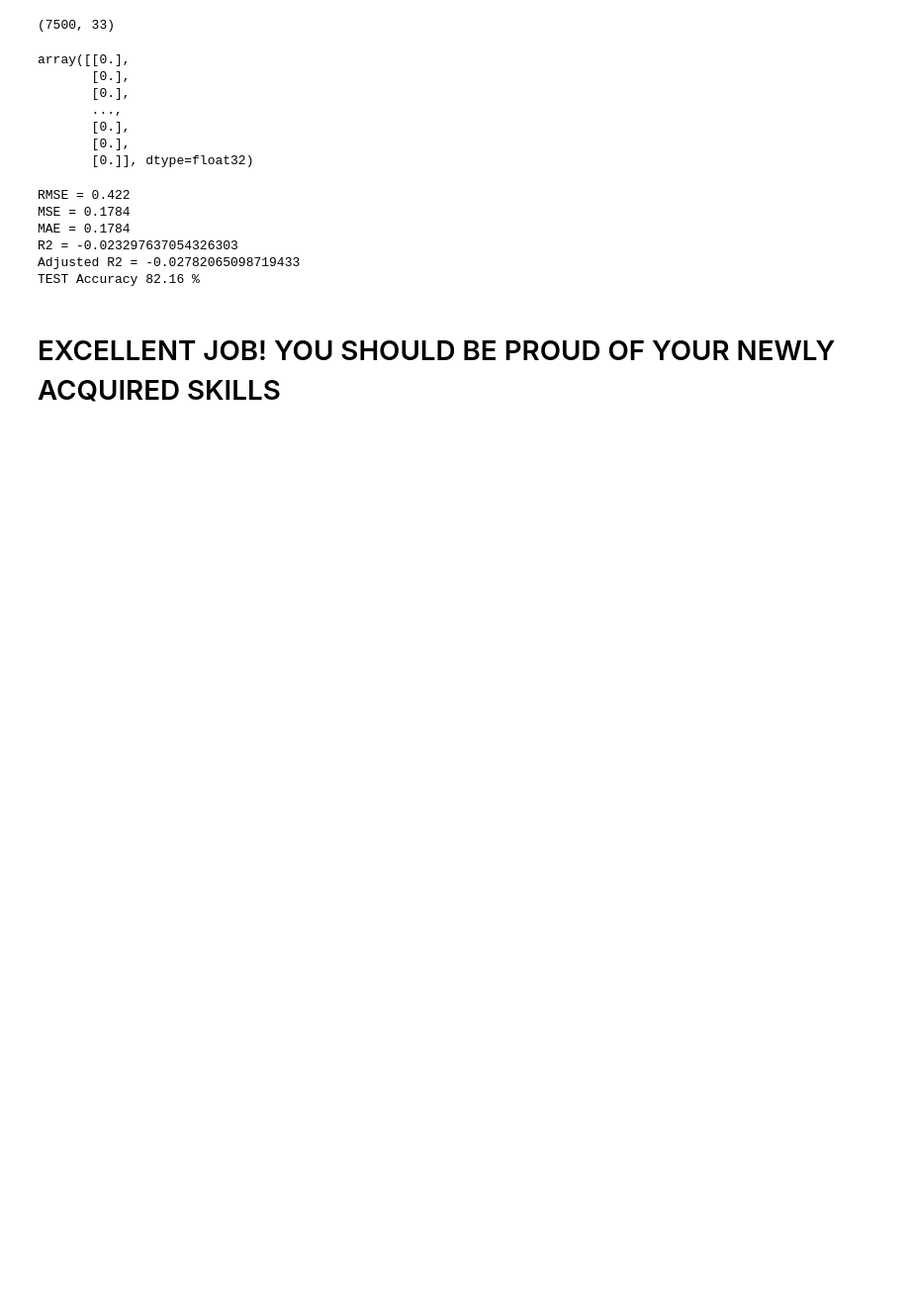
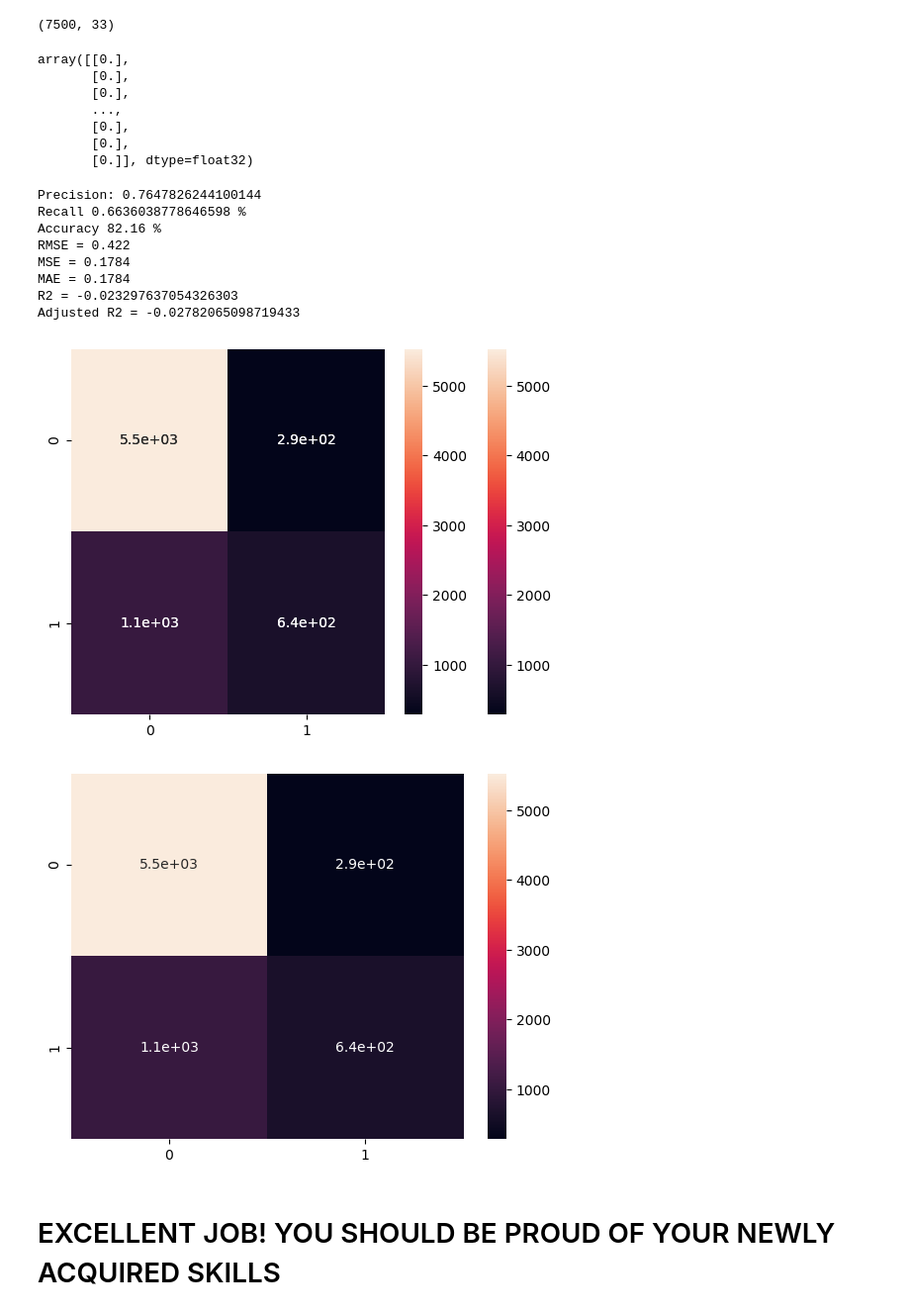
Before and after one commit to bineeta-maker/FinanceCreditDefault-AI-UdemyCourse, a Jupyter notebook: Business&AutoML-AI.ipynb, the cells around one changed output. Shown at 99% size. Saved outputs shown, nothing was run; the diff lists cells and outputs as text; code cells hidden in the pictures; blank space fills up the shorter version.

```diff
--- a/Business&AutoML-AI.ipynb
+++ b/Business&AutoML-AI.ipynb
@@ -909,10 +907,16 @@ array([[0.],
        [0.],
        [0.]], dtype=float32)
 # %%
-from sklearn.metrics import r2_score, mean_squared_error, mean_absolute_error
+from sklearn.metrics import r2_score, mean_squared_error, mean_absolute_error, precision_score, recall_score, accuracy_score
 from math import sqrt
 k = X_test.shape[1]
 n = len(X_test)
+
+print('Precision: {}'.format(precision_score(y_test, predicted_values, average='macro')))
+print('Recall {} %'.format(recall_score(y_test, predicted_values,average='macro')))
+print('Accuracy {} %'.format( 100 * accuracy_score(predicted_values, y_test)))
+
+
 RMSE = float(format(np.sqrt(mean_squared_error(y_test, predicted_values)),'.3f'))
 MSE = mean_squared_error(y_test, predicted_values)
 MAE = mean_absolute_error(y_test, predicted_values)
@@ -920,14 +924,23 @@ r2 = r2_score(y_test, predicted_values)
 adj_r2 = 1-(1-r2)*(n-1)/(n-k-1)
 
 print('RMSE =',RMSE, '\nMSE =',MSE, '\nMAE =',MAE, '\nR2 =', r2, '\nAdjusted R2 =', adj_r2)
-print("TEST Accuracy {} %".format( 100 * accuracy_score(predicted_values.flatten(), y_test.values)))
 # %% [output]
+Precision: 0.7647826244100144
+Recall 0.6636038778646598 %
+Accuracy 82.16 %
 RMSE = 0.422
 MSE = 0.1784
 MAE = 0.1784
 R2 = -0.023297637054326303
 Adjusted R2 = -0.02782065098719433
-TEST Accuracy 82.16 %
+# %%
+from sklearn.metrics import confusion_matrix
+cm = confusion_matrix(y_test, predicted_values)
+sns.heatmap(cm, annot=True)
+plt.show()
+# %% [output]
+[figure, added]
+[figure, added]
 # %%
 # Delete the end-point
 
```
Also changed, not shown: parts of 1 cell of this notebook.
